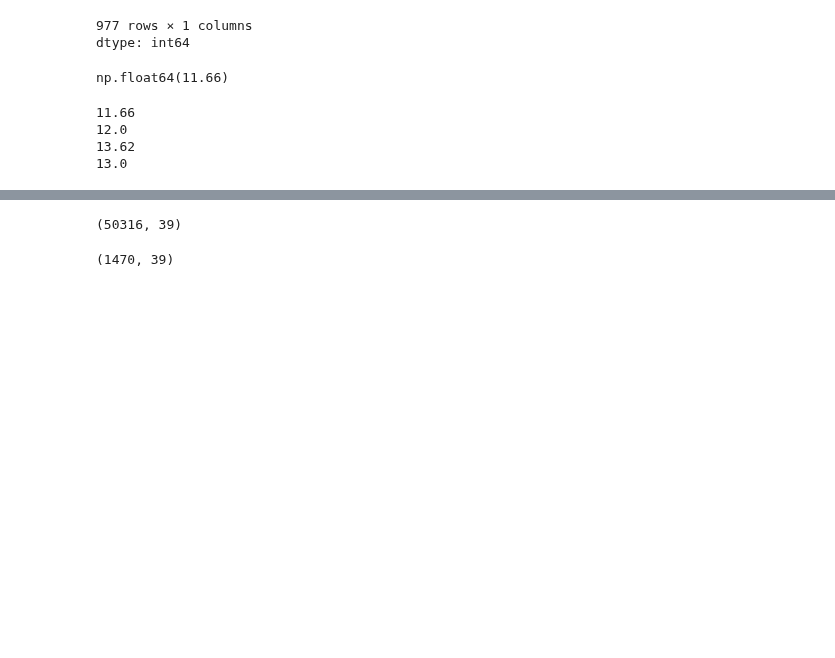
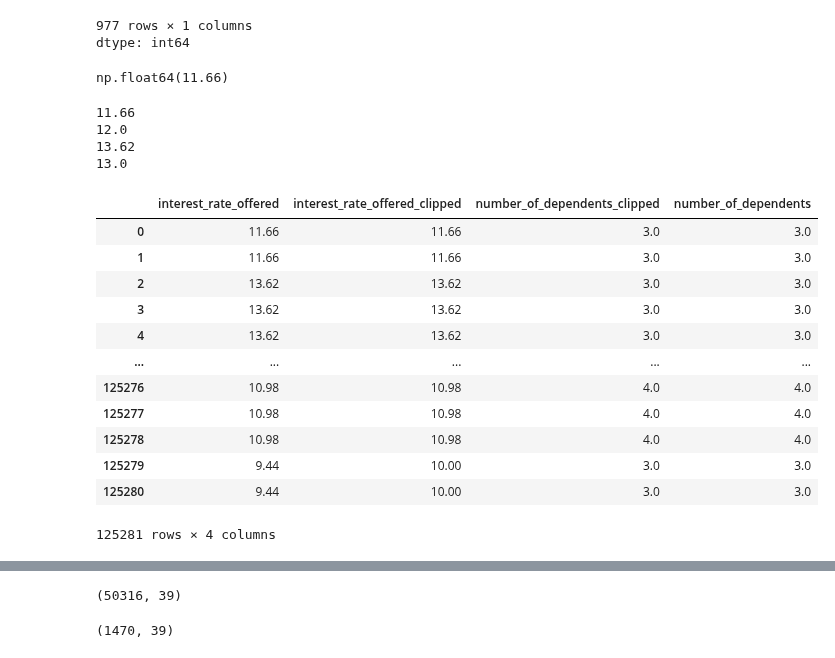
Before and after one commit to svgoudar/My-Data-Science-Roadmap, a Jupyter notebook: Pandas_and_Numpy/Panda/4.Data_Cleaning.ipynb, the cells around one changed output, grey strips where cells are left out. Saved outputs shown, nothing was run; the diff lists cells and outputs as text; code cells hidden in the pictures; blank space fills up the shorter version.

```diff
--- a/Pandas_and_Numpy/Panda/4.Data_Cleaning.ipynb
+++ b/Pandas_and_Numpy/Panda/4.Data_Cleaning.ipynb
@@ -290,4 +290,20 @@ print(df.at[2,'interest_rate_offered'].clip(12,13))
 13.62
 13.0
 # %%
-df[['interest_rate_offered_clipped','number_of_dependents_clipped']] = df[['interest_rate_offered','number_of_dependents']].clip(lower=[0,10],upper=[5,15])
+df[['interest_rate_offered_clipped','number_of_dependents_clipped']] = df[['interest_rate_offered','number_of_dependents']].clip(lower=[10,1],upper=[15,5])
+# %%
+df[['interest_rate_offered','interest_rate_offered_clipped','number_of_dependents_clipped','number_of_dependents']]
+# %% [output]
+|  | interest_rate_offered | interest_rate_offered_clipped | number_of_dependents_clipped | number_of_dependents |
+| 0 | 11.66 | 11.66 | 3.0 | 3.0 |
+| 1 | 11.66 | 11.66 | 3.0 | 3.0 |
+| 2 | 13.62 | 13.62 | 3.0 | 3.0 |
+| 3 | 13.62 | 13.62 | 3.0 | 3.0 |
+| 4 | 13.62 | 13.62 | 3.0 | 3.0 |
+| ... | ... | ... | ... | ... |
+| 125276 | 10.98 | 10.98 | 4.0 | 4.0 |
+| 125277 | 10.98 | 10.98 | 4.0 | 4.0 |
+| 125278 | 10.98 | 10.98 | 4.0 | 4.0 |
+| 125279 | 9.44 | 10.00 | 3.0 | 3.0 |
+| 125280 | 9.44 | 10.00 | 3.0 | 3.0 |
+125281 rows × 4 columns
```
Also changed, not shown: parts of 2 cells of this notebook.
